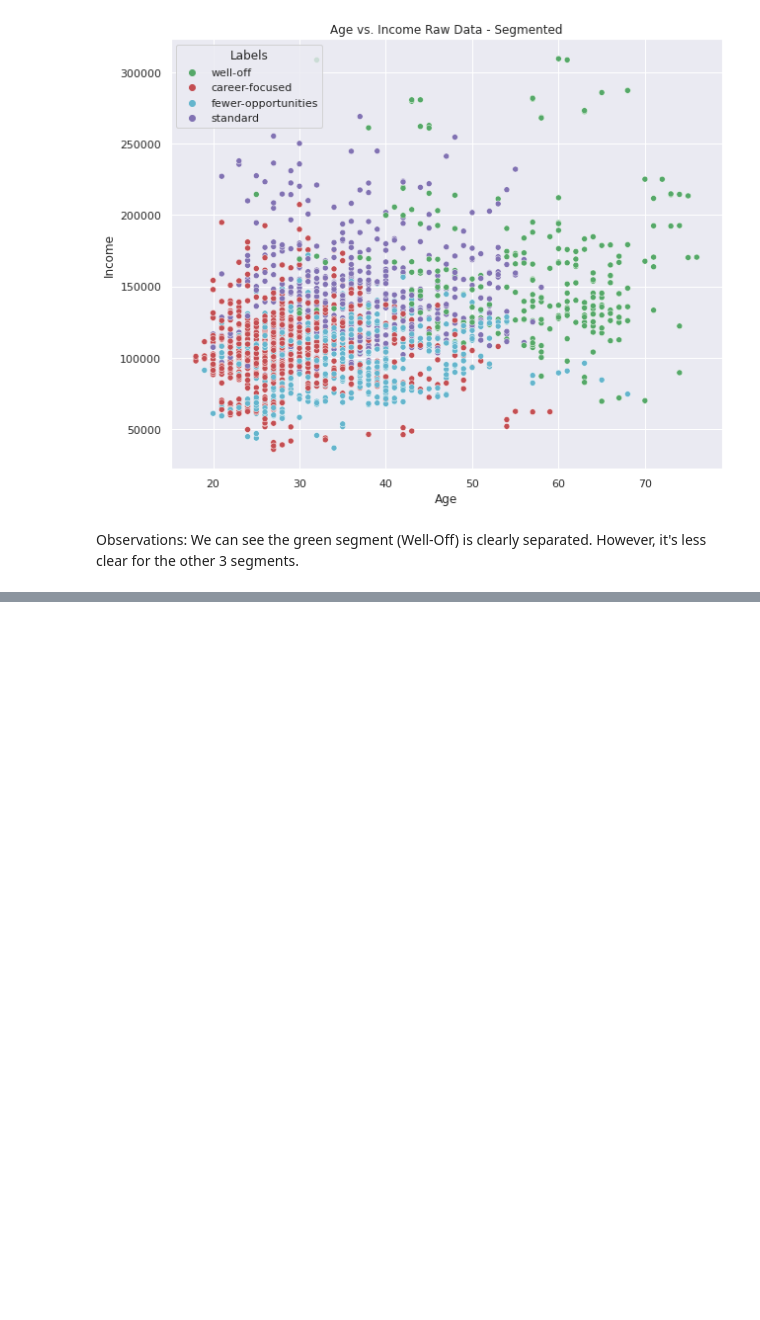
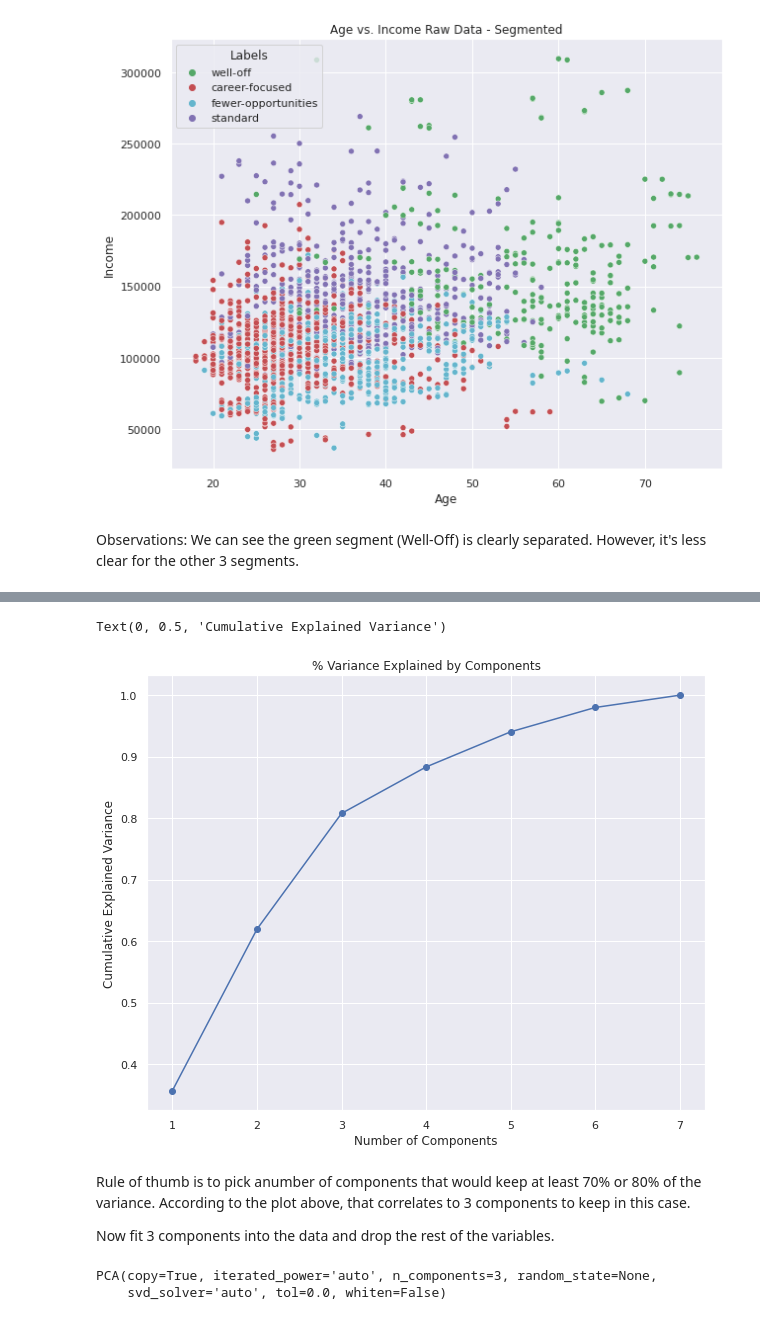
Before and after one commit to mihnguyen/udemy-customer-analytics, a Jupyter notebook: customer-segmentation/notebook_Customer_Segmentation.ipynb, the cells around one changed output, grey strips where cells are left out. Drawn from its saved outputs; the diff is of its cells as text; code cells hidden in the pictures; blank space fills up the shorter version.

```diff
--- a/customer-segmentation/notebook_Customer_Segmentation.ipynb
+++ b/customer-segmentation/notebook_Customer_Segmentation.ipynb
@@ -339,0 +348,3 @@ Observations: We can see the green segment (Well-Off) is clearly separated. Howe
+# %%
+pca = PCA()
+pca.fit(segmentation_standardized)
@@ -339,0 +363,20 @@ Observations: We can see the green segment (Well-Off) is clearly separated. Howe
+# %%
+plt.figure(figsize = (10, 8))
+plt.plot(range(1,8), pca.explained_variance_ratio_.cumsum(), marker = 'o')
+plt.title('% Variance Explained by Components')
+plt.xlabel('Number of Components')
+plt.ylabel('Cumulative Explained Variance')
+# %% [output]
+Text(0, 0.5, 'Cumulative Explained Variance')
+[figure, added]
+# %% [markdown]
+Rule of thumb is to pick anumber of components that would keep at least 70% or 80% of the variance.
+According to the plot above, that correlates to 3 components to keep in this case.
+
+Now fit 3 components into the data and drop the rest of the variables.
+# %%
+pca = PCA(n_components = 3)
+pca.fit(segmentation_standardized)
+# %% [output]
+PCA(copy=True, iterated_power='auto', n_components=3, random_state=None,
+    svd_solver='auto', tol=0.0, whiten=False)
```
Also changed, not shown: parts of 6 cells of this notebook.
